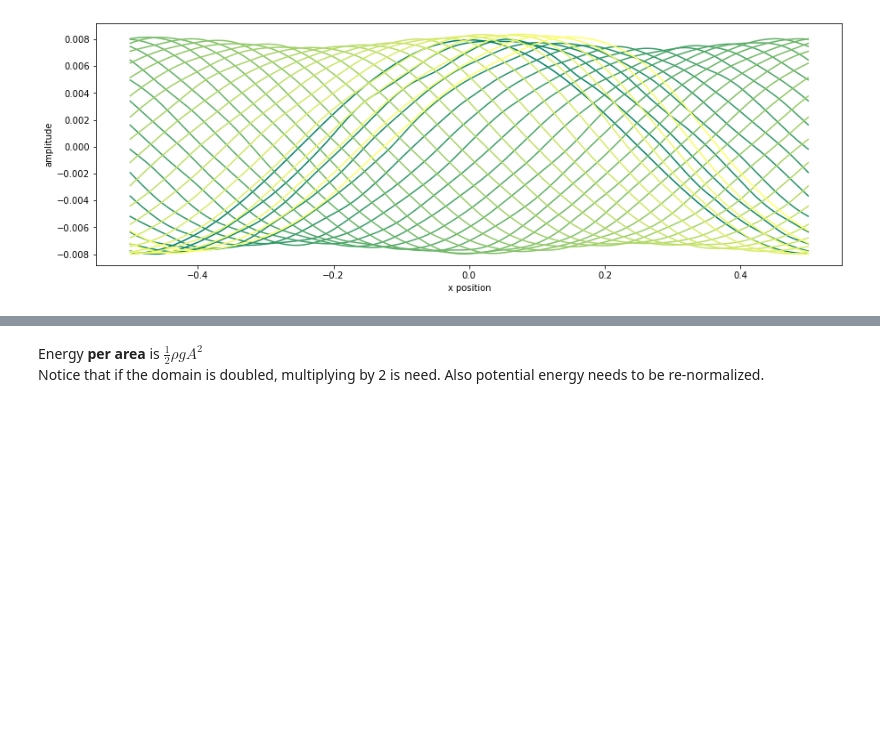
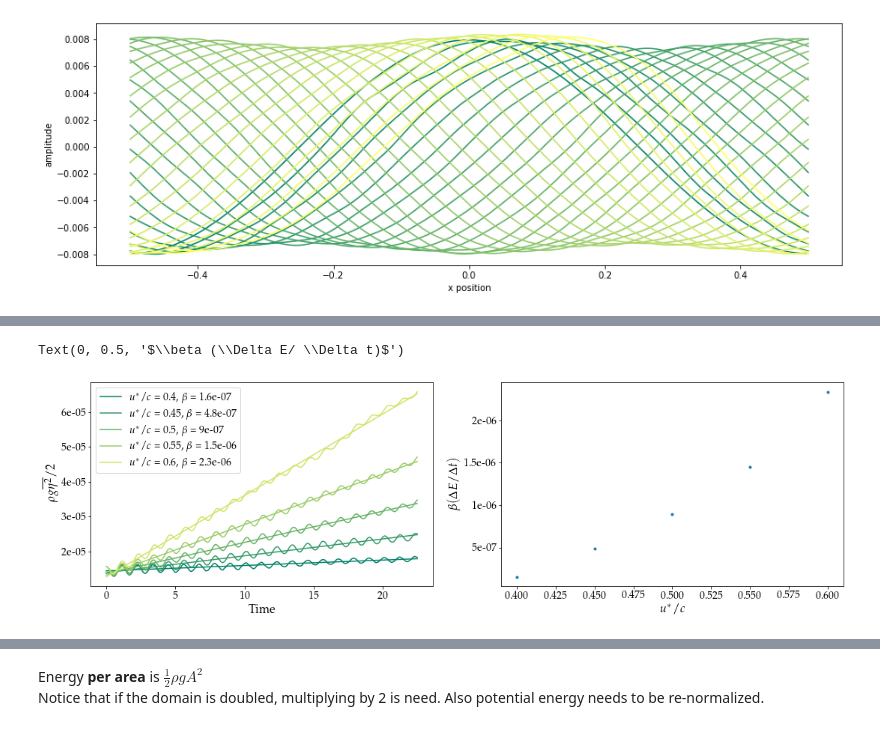
Before and after one commit to DeikeLab/jiarongw-postprocessing, a Jupyter notebook: windwave/linear_wave.ipynb, the cells around one changed output, grey strips where cells are left out. Drawn from its saved outputs; the diff is of its cells as text; code cells hidden in the pictures; blank space fills up the shorter version.

```diff
--- a/windwave/linear_wave.ipynb
+++ b/windwave/linear_wave.ipynb
@@ -136,0 +149,31 @@ plt.legend()
+# %%
+fig = plt.figure(figsize = (18, 5))
+ax1 = fig.add_subplot(121)
+ax2 = fig.add_subplot(122)
+ax1.yaxis.set_major_formatter(FormatStrFormatter('%.2g'))
+ax2.yaxis.set_major_formatter(FormatStrFormatter('%.2g'))
+ax1.tick_params(axis='both', which='major', labelsize=14)
+ax2.tick_params(axis='both', which='major', labelsize=14)
+# Fit a linear growth to the lines
+para_tag = np.char.mod('%d', para_pair_set[0])
+time = postfix_index * (2*np.pi)**0.5
+ustar = []
+slope = []
+for i, (amplitude, para) in enumerate(zip(ampl_set[0:5], para_pair_set[0:5])):
+    y = [ampl.stdev**2/2 for ampl in amplitude]
+    a, b = np.polyfit(time, y, 1)
+    slope.append(a)
+    ustar.append(para[0])
+    ax1.plot(time, [ampl.stdev**2/2 for ampl in amplitude], color=plt.cm.get_cmap('summer')(i*0.2))
+    ax1.plot(time, a*time+b, label = r'$u^{*}/c$ = %g' %para[0] + r', $\beta$ = %1.2g' %a,
+             color=plt.cm.get_cmap('summer')(i*0.2))
+ax1.legend(fontsize = 14)
+ax1.set_xlabel('Time', fontsize = 16)
+ax1.set_ylabel(r'$\rho g\overline{\eta^{2}}/2$', fontsize = 16)
+# ax1.yaxis.set_label_coords(-0.1,0.9)
+ax2.plot(ustar, slope, '.')
+ax2.set_xlabel(r'$u^{*}/c$', fontsize = 16)
+ax2.set_ylabel(r'$\beta (\Delta E/ \Delta t)$', fontsize = 16)
+# %% [output]
+Text(0, 0.5, '$\\beta (\\Delta E/ \\Delta t)$')
+[figure, added]
```
Also changed, not shown: parts of 11 cells of this notebook, 5 other files.
